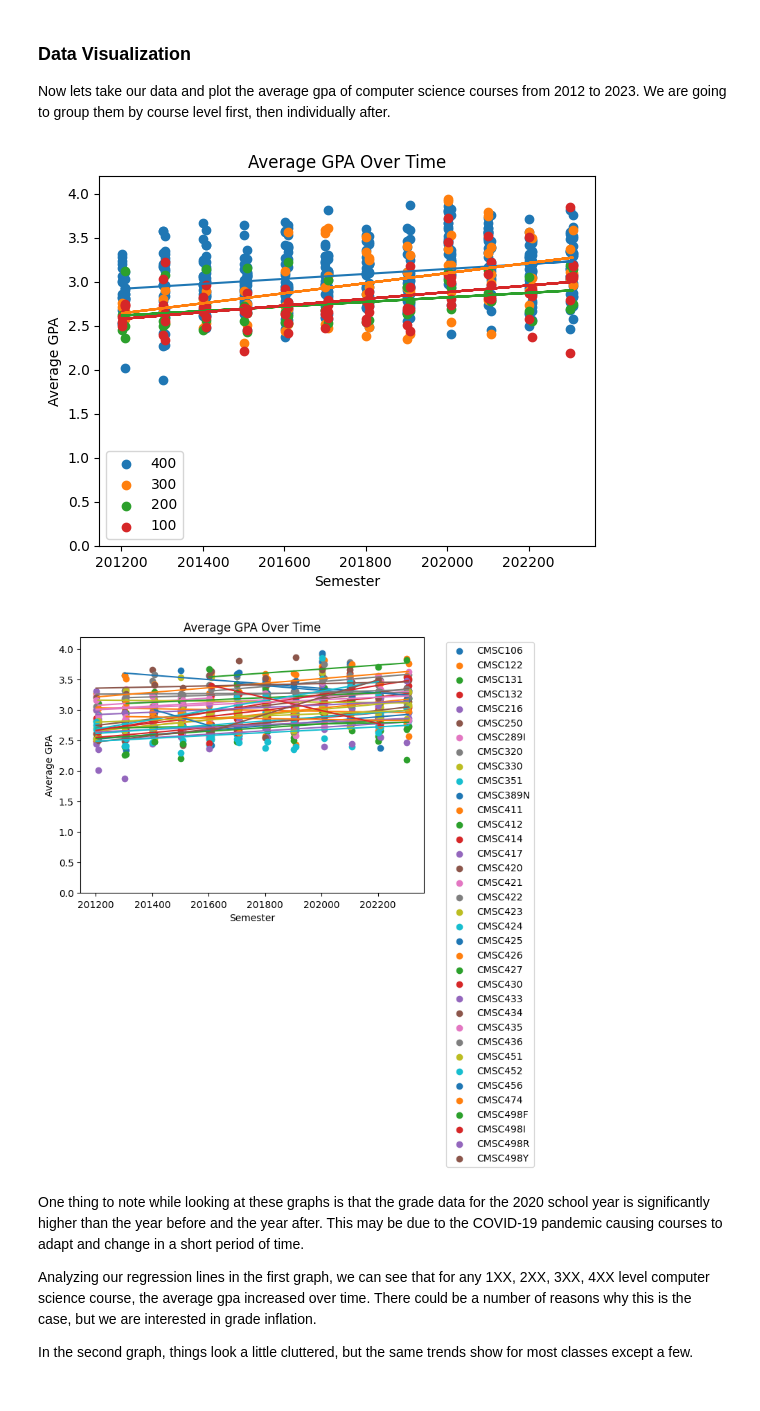
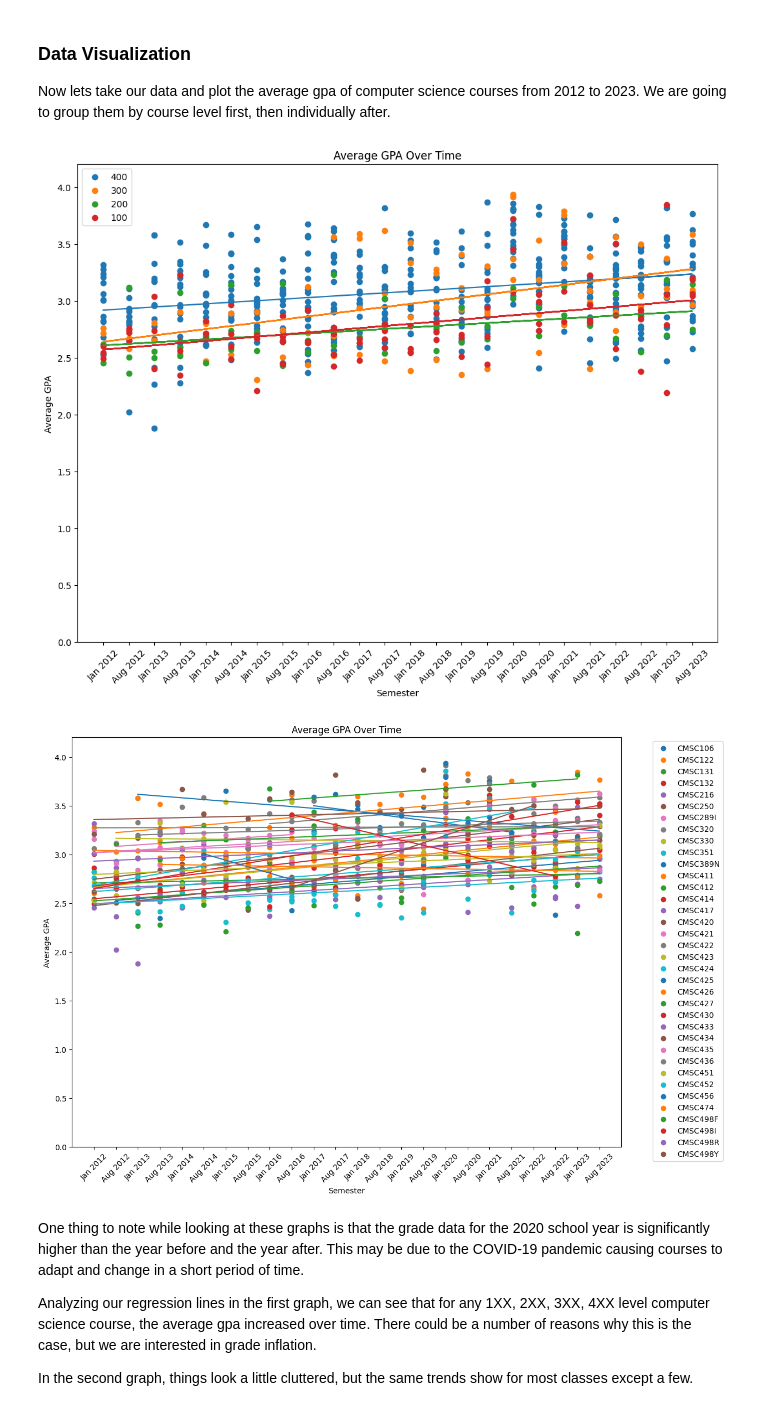
Before and after one commit to jihyopark/cmsc320-final-tutorial, a Jupyter notebook: final_tutorial.ipynb, the cells around one changed output. Saved outputs shown, nothing was run; the diff lists cells and outputs as text; code cells hidden in the pictures.

```diff
--- a/final_tutorial.ipynb
+++ b/final_tutorial.ipynb
@@ -111,6 +113,7 @@ for x in courses:
         grade_data['students'] = grade_data[grades].sum(axis=1)
         grade_data.drop(grade_data[grade_data['students'] == 0].index, inplace=True)
 
+        # we check if there is a honors equivalent course and merge with the non-honors if such course exists.
         if x + 'H' in courses:
             honors_data = pd.read_json(f'./data/{x}H.json')
             honors_data.drop(columns=['course', 'professor', 'section', "Other", "W"], inplace=True)
@@ -131,6 +134,7 @@ for x in courses:
 
 df = df.reset_index()
 df.drop(columns=['index'], inplace=True)
+df['semester'] = df['semester'].apply(lambda x: x//100 if x % 10 == 1 else x//100 + 0.5)
 df.head(20)
 # %% [output]
 |  | semester | students | avg_gpa | course | level |
@@ -156,6 +160,8 @@ df.head(20)
 Now lets take our data and plot the average gpa of computer science courses from 2012 to 2023.
 We are going to group them by course level first, then individually after.
 # %%
+plt.figure(figsize=(12.8,9.6))
+
 for level in [400,300,200,100]:
     course_data = df.loc[df["level"] == level]
 
@@ -171,34 +177,46 @@ plt.title("Average GPA Over Time")
 plt.xlabel('Semester')
 plt.ylabel('Average GPA')
 plt.legend()
+plt.tick_params(axis='x', labelrotation=45)
+ticks = df["semester"].unique()
+plt.gca().set_xticks(ticks)
+plt.gca().set_xticklabels(map(lambda x : "Jan " + str(math.floor(x)) if math.floor(x) == x else "Aug " + str(math.floor(x)), ticks))
+plt.xlim(min(ticks) - 0.5, max(ticks) + 0.5)
 plt.ylim(0, 4.2)
 
 plt.show()
 # %% [output]
-[figure, old version]
+[figure, new version]
 # %%
 combined_courses = filter(lambda x : x[-1] != 'H', courses)
+
+plt.figure(figsize=(12.8,9.6))
 
 for course in combined_courses:
     course_data = df[df["course"] == course]
 
     x = course_data["semester"]
     y = course_data["avg_gpa"]
 
     plt.scatter(x, y, label=course)
 
     m, b = np.polyfit(x, y, 1)
     plt.plot(x, m * x + b)
 
 plt.title("Average GPA Over Time")
 plt.xlabel('Semester')
 plt.ylabel('Average GPA')
 plt.legend(bbox_to_anchor=(1.05, 1.0), loc='upper left')
+plt.tick_params(axis='x', labelrotation=45)
+ticks = df["semester"].unique()
+plt.gca().set_xticks(ticks)
+plt.gca().set_xticklabels(map(lambda x : "Jan " + str(math.floor(x)) if math.floor(x) == x else "Aug " + str(math.floor(x)), ticks))
+plt.xlim(min(ticks) - 0.5, max(ticks) + 0.5)
 plt.ylim(0, 4.2)
 
 plt.show()
 # %% [output]
-[figure, old version]
+[figure, new version]
 # %% [markdown]
 One thing to note while looking at these graphs is that the grade data for the 2020 school year is significantly higher than the year before and the year after. This may be due to the COVID-19 pandemic causing courses to adapt and change in a short period of time.
 
```
Also changed, not shown: parts of 12 cells of this notebook.
